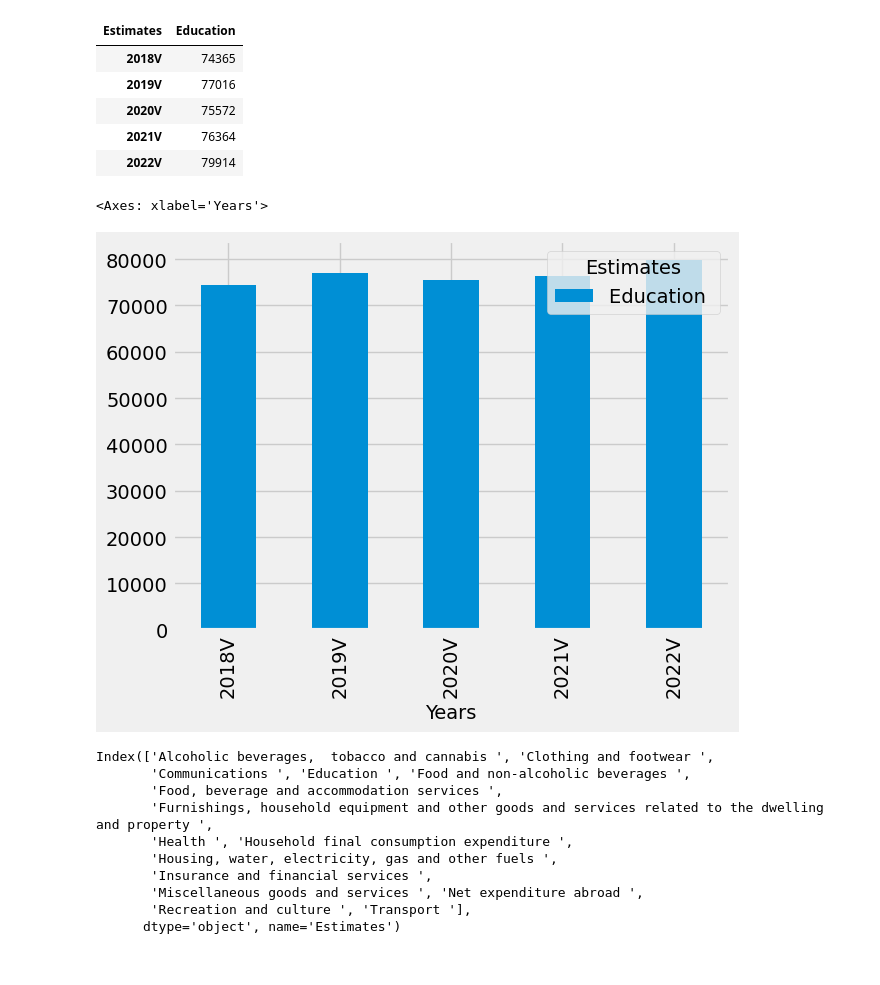
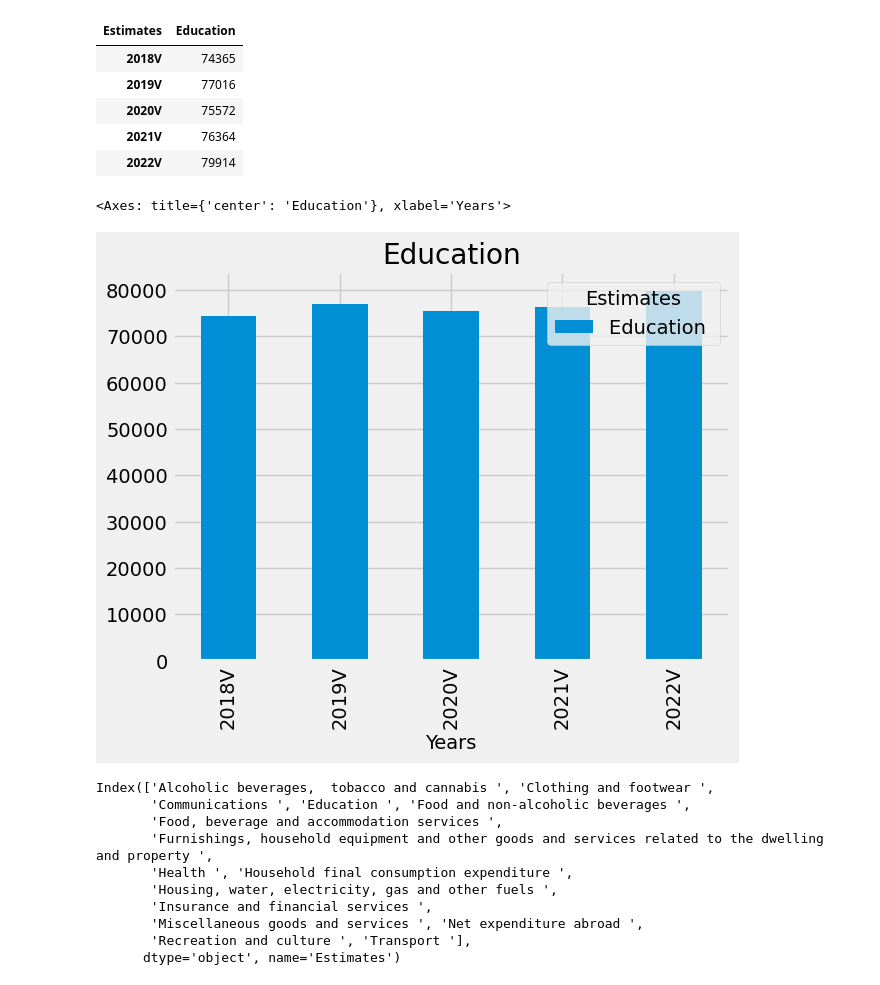
Before and after one commit to zRandgris/project1, a Jupyter notebook: TheProject.ipynb, the cells around one changed output. Drawn from its saved outputs; the diff is of its cells as text; code cells hidden in the pictures.

```diff
--- a/TheProject.ipynb
+++ b/TheProject.ipynb
@@ -49,0 +170,15 @@ clean_df
+# %%
+# Plot graph :Alcoholic beverages,  tobacco and cannabis [C12]
+
+Year_Expenses_C12.plot(kind="bar", figsize=(15,5))
+
+# Set a title for the chart
+plt.title("Alcoholic beverages,  tobacco and cannabis 1961-2023")
+
+plt.ylabel("Value in million dollars")
+
+# Show plot
+matplotlib.style.use('fivethirtyeight')
+plt.savefig("Year_Expenses_C12.png", bbox_inches="tight")
+plt.show()
+plt.tight_layout()
@@ -275,12 +947,11 @@ edu2
 | 2021V | 76364 |
 | 2022V | 79914 |
 # %%
-
 #Plotting
-edu2.plot(kind = "bar" ,xlabel= "Years",)
+edu2.plot(kind = "bar" ,xlabel= "Years", title= 'Education')
 # %% [output]
-<Axes: xlabel='Years'>
+<Axes: title={'center': 'Education'}, xlabel='Years'>
-[figure, old version]
+[figure, new version]
 # %%
 filter_data_net.index.unique()
 # %% [output]
```
Also changed, not shown: parts of 63 cells of this notebook, 15 other files.
